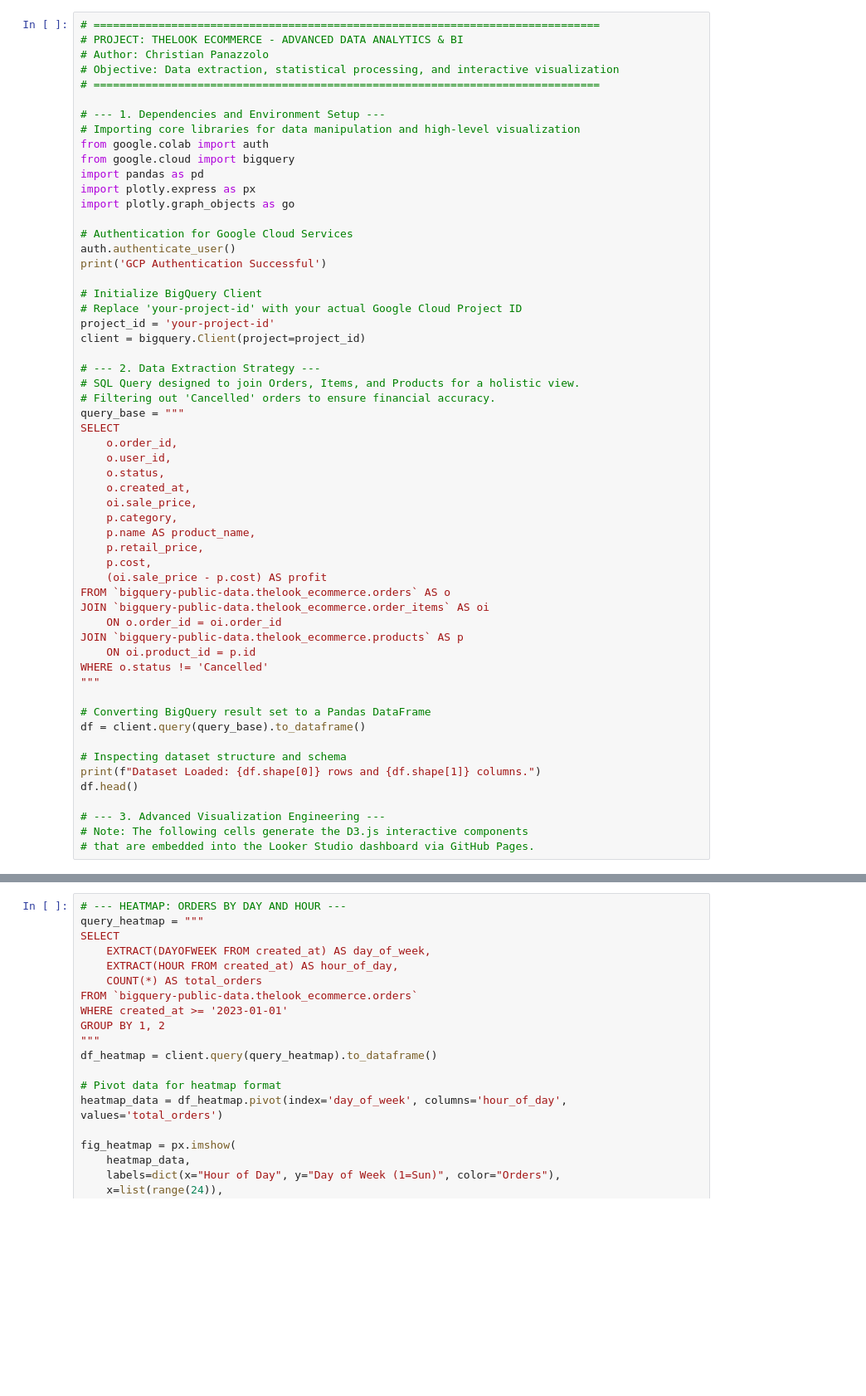
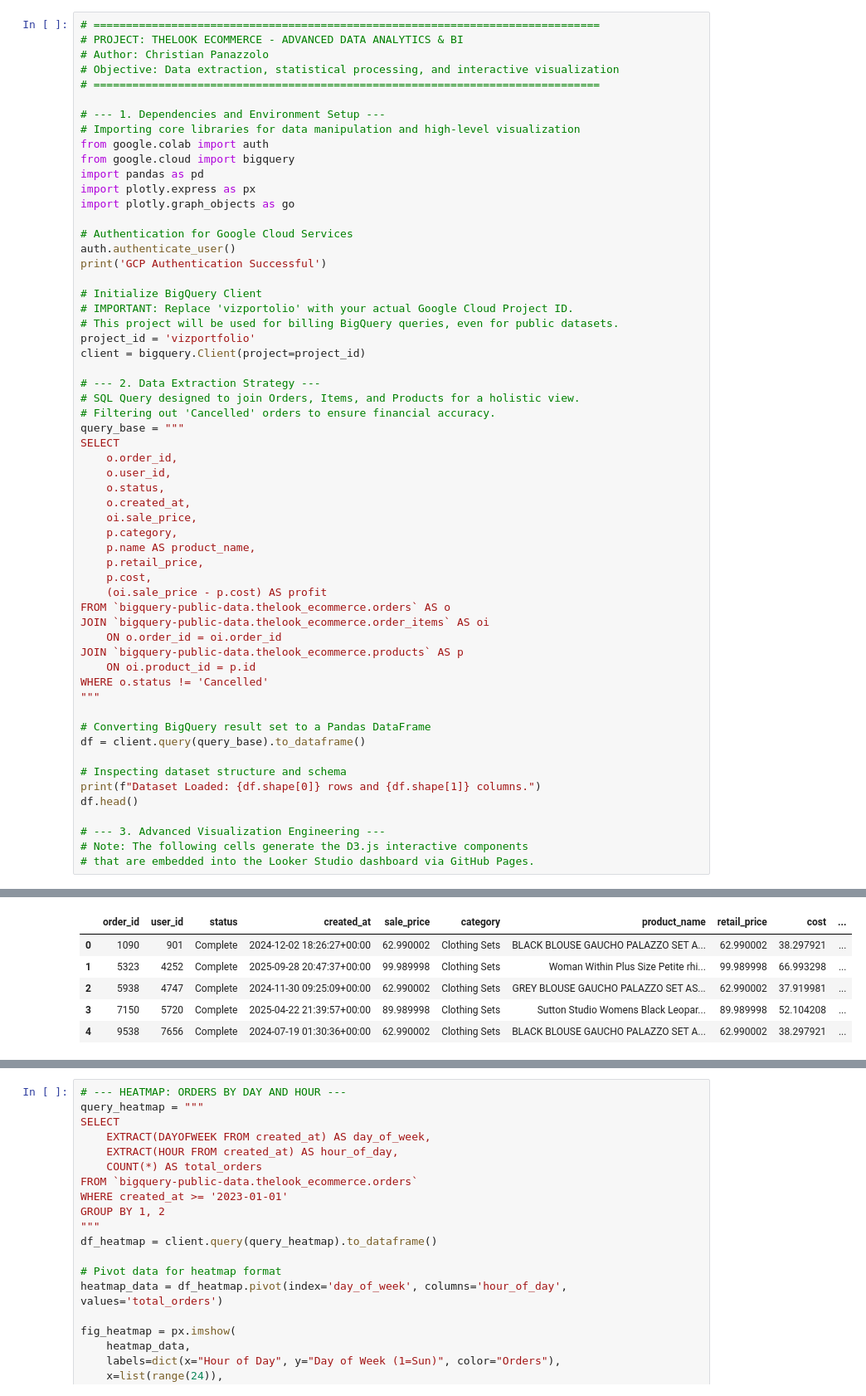
Before and after one commit to ChristianPanazzoloData/vizportfolio, a Jupyter notebook: plotly_graphs.ipynb, the cells around one changed output, grey strips where cells are left out. Shown at 83% size. Drawn from its saved outputs; the diff is of its cells as text; blank space fills up the shorter version.

```diff
--- a/plotly_graphs.ipynb
+++ b/plotly_graphs.ipynb
@@ -18,8 +18,9 @@ auth.authenticate_user()
 print('GCP Authentication Successful')
 
 # Initialize BigQuery Client
-# Replace 'your-project-id' with your actual Google Cloud Project ID
-project_id = 'your-project-id'
+# IMPORTANT: Replace 'vizportolio' with your actual Google Cloud Project ID.
+# This project will be used for billing BigQuery queries, even for public datasets.
+project_id = 'vizportfolio'
 client = bigquery.Client(project=project_id)
 
 # --- 2. Data Extraction Strategy ---
@@ -55,3 +56,4 @@ df.head()
 # --- 3. Advanced Visualization Engineering ---
 # Note: The following cells generate the D3.js interactive components
 # that are embedded into the Looker Studio dashboard via GitHub Pages.
+# %% [output]
@@ -58,3 +62,9 @@ df.head()
+|  | order_id | user_id | status | created_at | sale_price | category | product_name | retail_price | cost | ... |
+| 0 | 1090 | 901 | Complete | 2024-12-02 18:26:27+00:00 | 62.990002 | Clothing Sets | BLACK BLOUSE GAUCHO PALAZZO SET A... | 62.990002 | 38.297921 | ... |
+| 1 | 5323 | 4252 | Complete | 2025-09-28 20:47:37+00:00 | 99.989998 | Clothing Sets | Woman Within Plus Size Petite rhi... | 99.989998 | 66.993298 | ... |
+| 2 | 5938 | 4747 | Complete | 2024-11-30 09:25:09+00:00 | 62.990002 | Clothing Sets | GREY BLOUSE GAUCHO PALAZZO SET AS... | 62.990002 | 37.919981 | ... |
+| 3 | 7150 | 5720 | Complete | 2025-04-22 21:39:57+00:00 | 89.989998 | Clothing Sets | Sutton Studio Womens Black Leopar... | 89.989998 | 52.104208 | ... |
+| 4 | 9538 | 7656 | Complete | 2024-07-19 01:30:36+00:00 | 62.990002 | Clothing Sets | BLACK BLOUSE GAUCHO PALAZZO SET A... | 62.990002 | 38.297921 | ... |
 # %%
 # --- bubble chart with plotly ---
 
```
Also changed, not shown: parts of 5 cells of this notebook.
